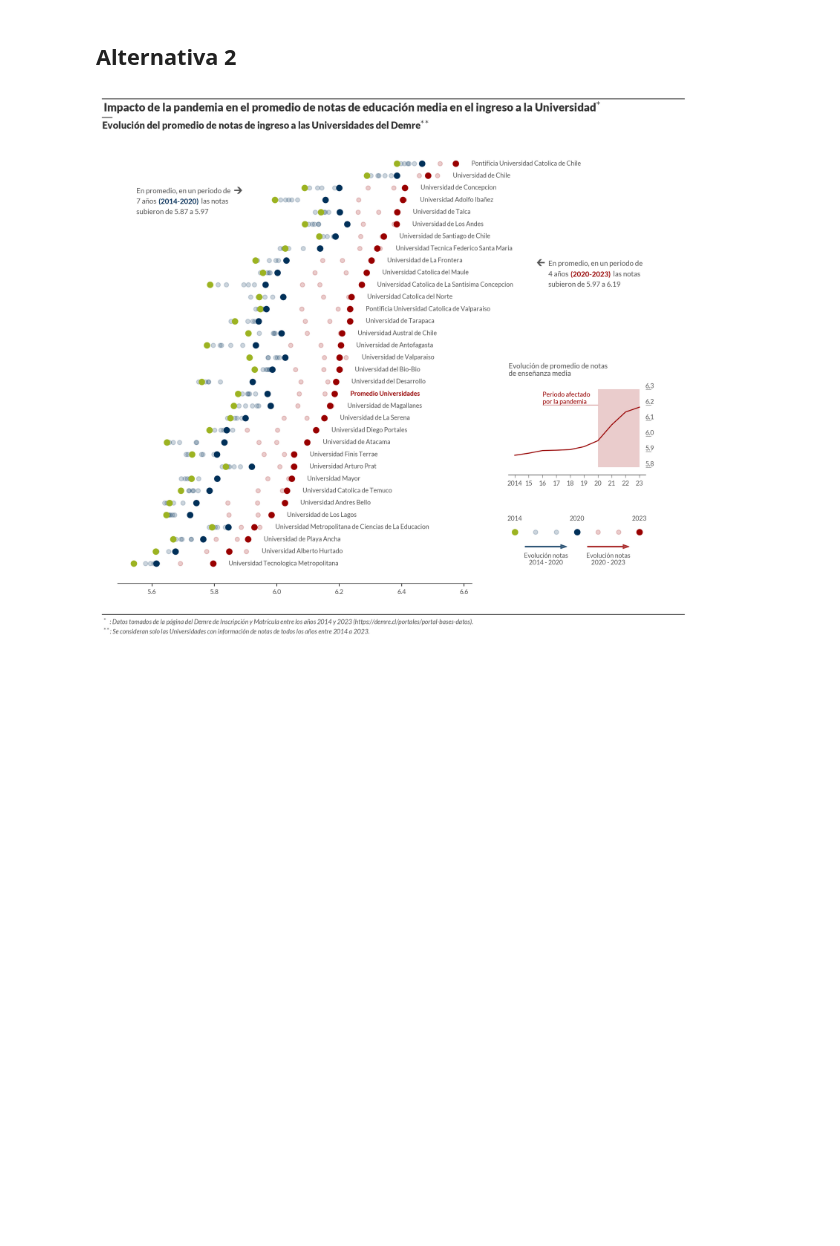
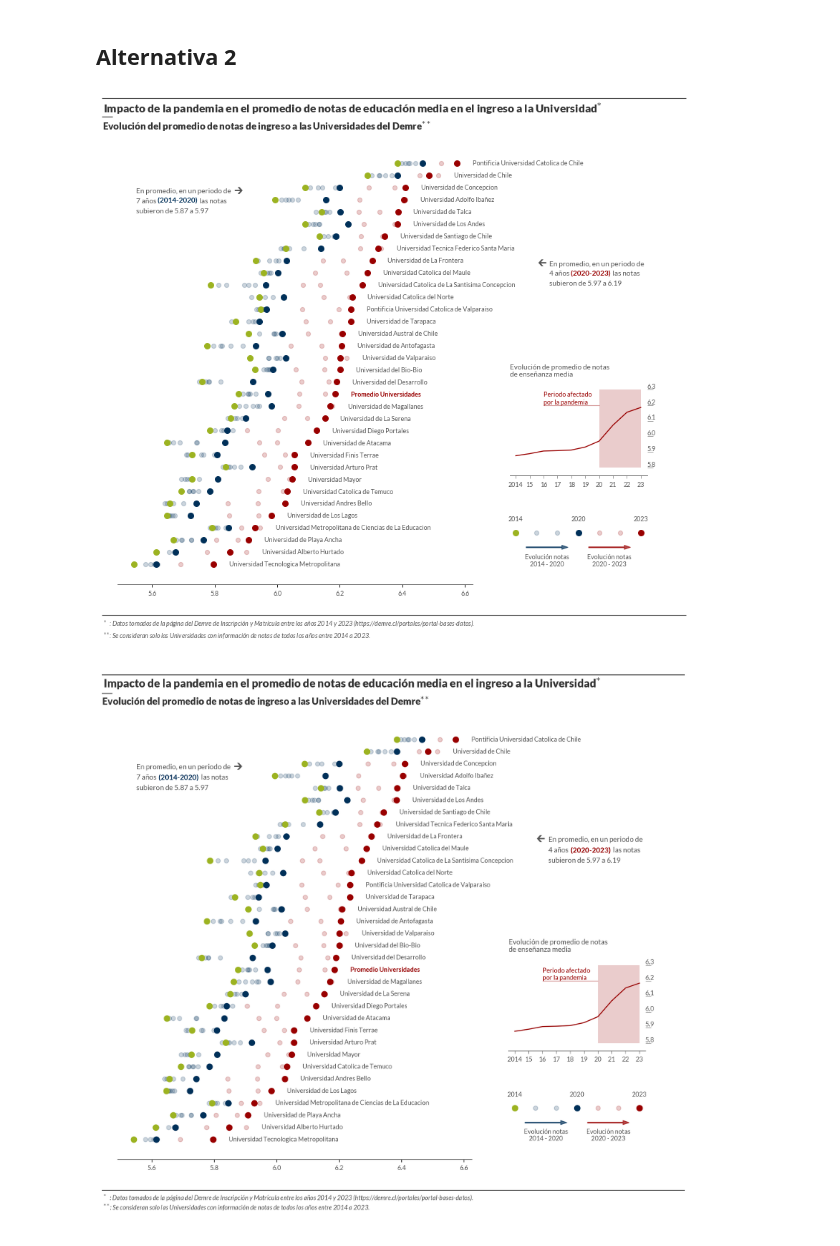
Before and after one commit to desareca/infovis-MDS_UDD, a Jupyter notebook: Tareas/Tarea 3/Tarea 3.ipynb, the cells around one changed output. Saved outputs shown, nothing was run; the diff lists cells and outputs as text; code cells hidden in the pictures; blank space fills up the shorter version.

```diff
--- a/Tareas/Tarea 3/Tarea 3.ipynb
+++ b/Tareas/Tarea 3/Tarea 3.ipynb
@@ -649,3 +750,9 @@ def draw_symb(fig, pos=[0.25, 0.5, 0.3, 0.4], line_size=30, arrow_y=-0.007):
+# %%
+fig, ax = plt.subplots(1, figsize=(8,10), dpi=80)
+draw_fig2_colors(fig, ax, df_admision_matricula)
+plt.show()
+# %% [output]
+[figure, added]
 # %%
 año_th=2020
 df_admision_matricula_adj_2 = df_admision_matricula_adj_2.sort_values(2023)
```
Also changed, not shown: parts of 4 cells of this notebook, 3 other files.
